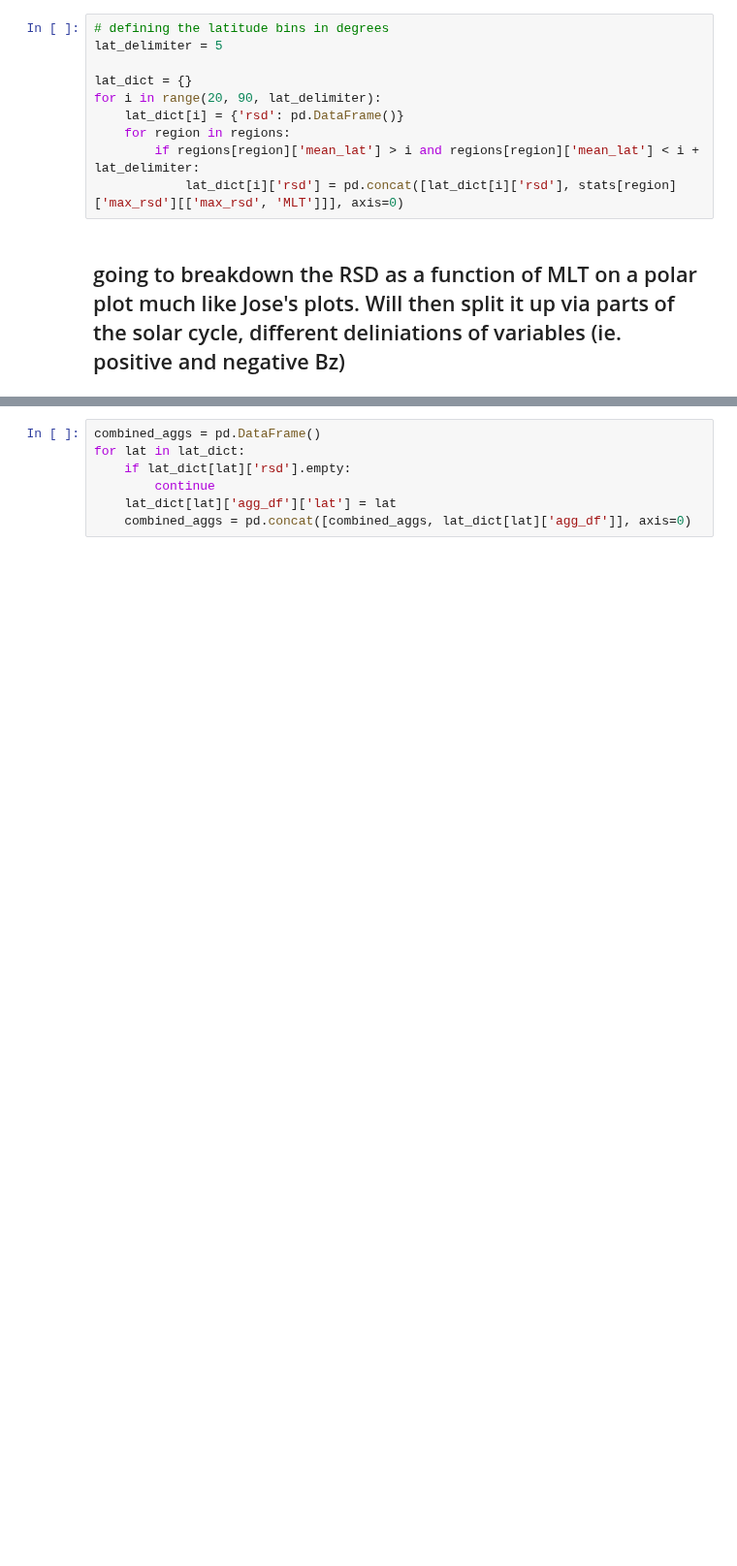
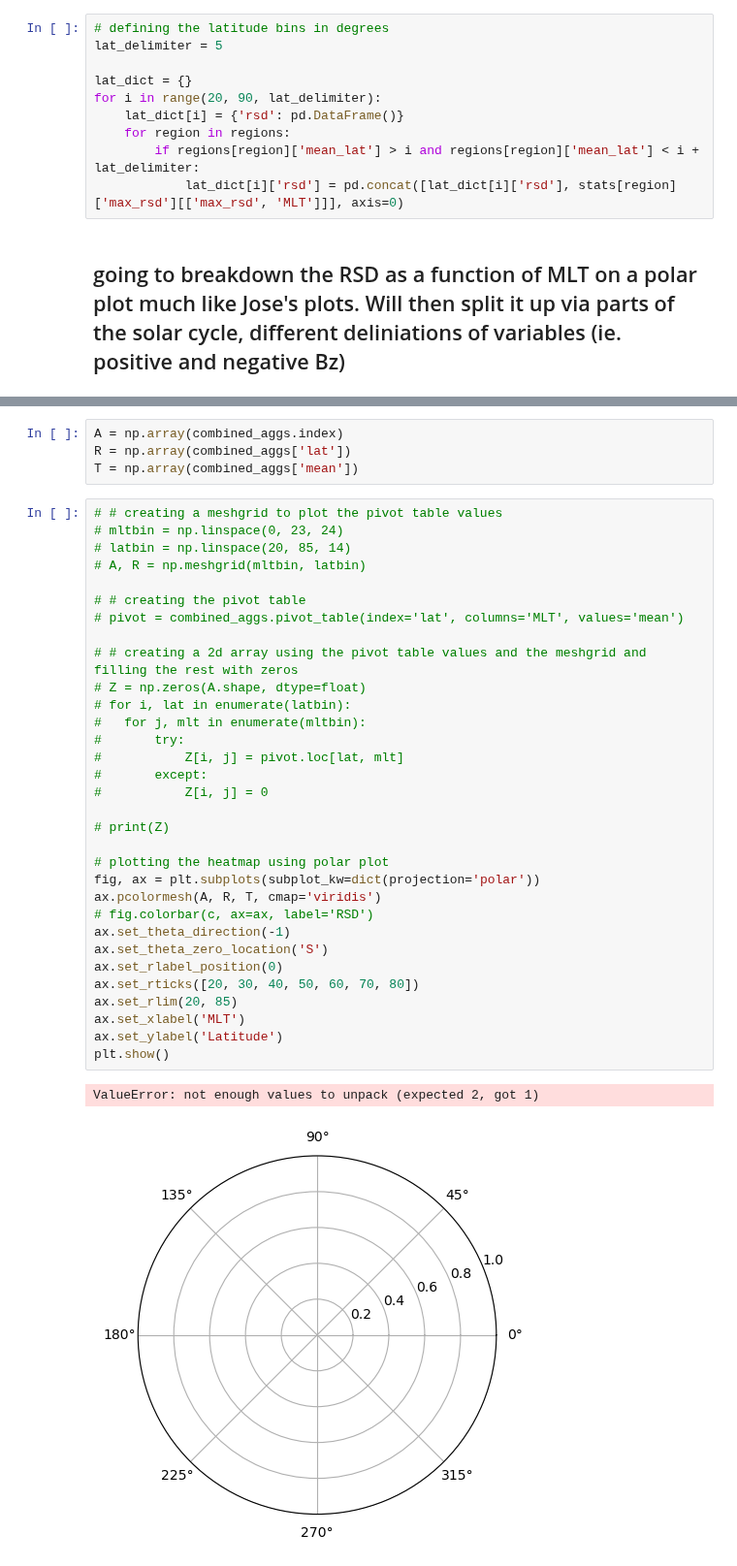
Before and after one commit to mikecoughlan/examining_twins_and_supermag, a Jupyter notebook: rsd_statistics.ipynb, the cells around one changed output, grey strips where cells are left out. Shown at 97% size. Saved outputs shown, nothing was run; the diff lists cells and outputs as text; blank space fills up the shorter version.

```diff
--- a/rsd_statistics.ipynb
+++ b/rsd_statistics.ipynb
@@ -63,7 +70,39 @@ for lat in lat_dict:
-# %%
-combined_aggs = pd.DataFrame()
-for lat in lat_dict:
-	if lat_dict[lat]['rsd'].empty:
-		continue
-	lat_dict[lat]['agg_df']['lat'] = lat
-	combined_aggs = pd.concat([combined_aggs, lat_dict[lat]['agg_df']], axis=0)
+# %%
+A = np.array(combined_aggs.index)
+R = np.array(combined_aggs['lat'])
+T = np.array(combined_aggs['mean'])
+# %%
+# # creating a meshgrid to plot the pivot table values
+# mltbin = np.linspace(0, 23, 24)
+# latbin = np.linspace(20, 85, 14)
+# A, R = np.meshgrid(mltbin, latbin)
+
+# # creating the pivot table
+# pivot = combined_aggs.pivot_table(index='lat', columns='MLT', values='mean')
+
+# # creating a 2d array using the pivot table values and the meshgrid and filling the rest with zeros
+# Z = np.zeros(A.shape, dtype=float)
+# for i, lat in enumerate(latbin):
+# 	for j, mlt in enumerate(mltbin):
+# 		try:
+# 			Z[i, j] = pivot.loc[lat, mlt]
+# 		except:
+# 			Z[i, j] = 0
+
+# print(Z)
+
+# plotting the heatmap using polar plot
+fig, ax = plt.subplots(subplot_kw=dict(projection='polar'))
+ax.pcolormesh(A, R, T, cmap='viridis')
+# fig.colorbar(c, ax=ax, label='RSD')
+ax.set_theta_direction(-1)
+ax.set_theta_zero_location('S')
+ax.set_rlabel_position(0)
+ax.set_rticks([20, 30, 40, 50, 60, 70, 80])
+ax.set_rlim(20, 85)
+ax.set_xlabel('MLT')
+ax.set_ylabel('Latitude')
+plt.show()
+# %% [output]
+ValueError: not enough values to unpack (expected 2, got 1)
+[figure, added]
```
Also changed, not shown: parts of 4 cells of this notebook, 1 other file.
